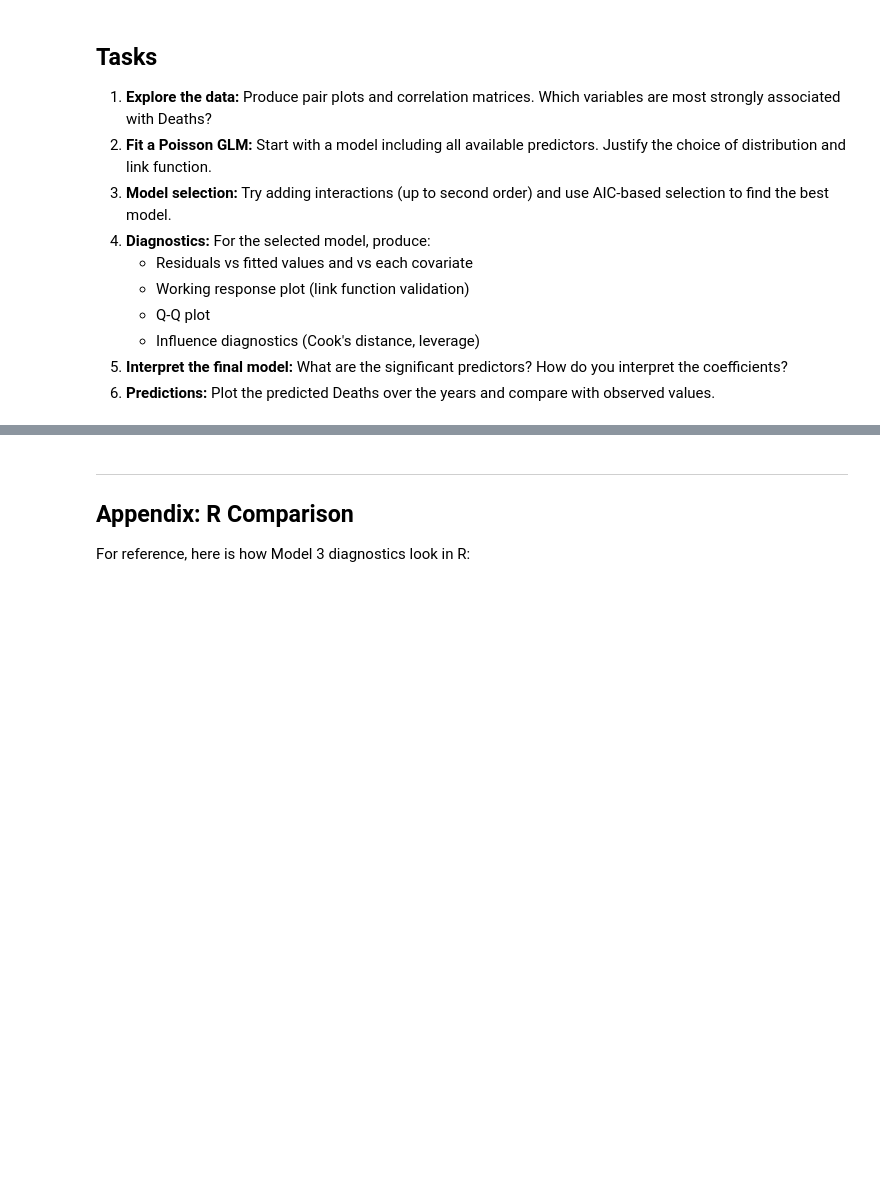
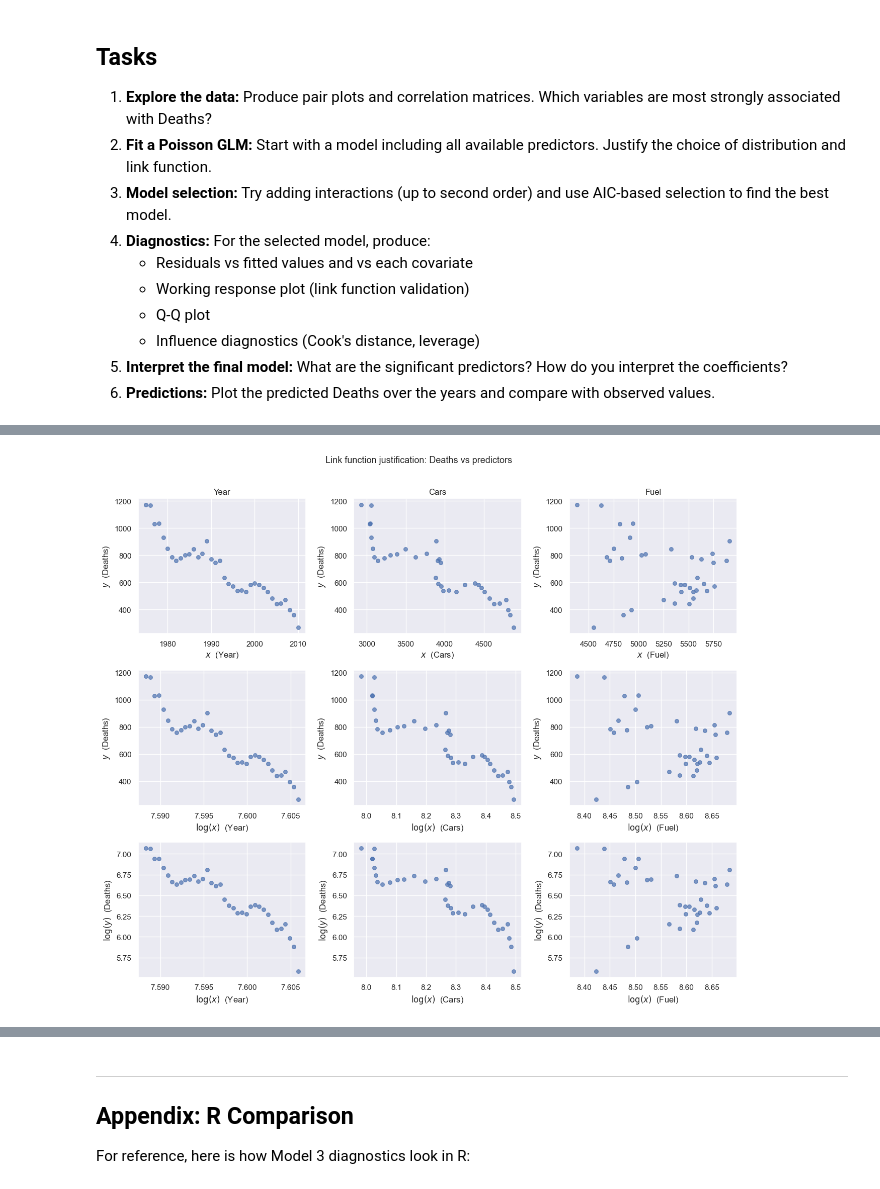
Before and after one commit to gulierus/ZLMA, a Jupyter notebook: 01ZLMA_ex05_GLM_model_diagnostics-2.ipynb, the cells around one changed output, grey strips where cells are left out. Saved outputs shown, nothing was run; the diff lists cells and outputs as text; code cells hidden in the pictures; blank space fills up the shorter version.

```diff
--- a/01ZLMA_ex05_GLM_model_diagnostics-2.ipynb
+++ b/01ZLMA_ex05_GLM_model_diagnostics-2.ipynb
@@ -1347,0 +1349,24 @@ plt.show()
+# %%
+predictors = ['Year', 'Cars', 'Fuel']
+transforms = [
+    (r'$x$',            r'$y$',            lambda x: x,   lambda y: y),
+    (r'$\log(x)$',   r'$y$',            np.log,        lambda y: y),
+    (r'$\log(x)$',   r'$\log(y)$',   np.log,        np.log),
+]
+
+fig, axes = plt.subplots(3, 3, figsize=(13, 11))
+
+for col, pred in enumerate(predictors):
+    for row, (xlabel, ylabel, fx, fy) in enumerate(transforms):
+        ax = axes[row, col]
+        ax.scatter(fx(cars[pred]), fy(cars['Deaths']), alpha=0.7, s=30)
+        ax.set_xlabel(f'{xlabel}  ({pred})')
+        ax.set_ylabel(f'{ylabel}  (Deaths)')
+        if row == 0:
+            ax.set_title(pred)
+
+fig.suptitle('Link function justification: Deaths vs predictors', fontsize=13, y=1.01)
+plt.tight_layout()
+plt.show()
+# %% [output]
+[figure, added]
```
Also changed, not shown: parts of 18 cells of this notebook, 2 other files.
